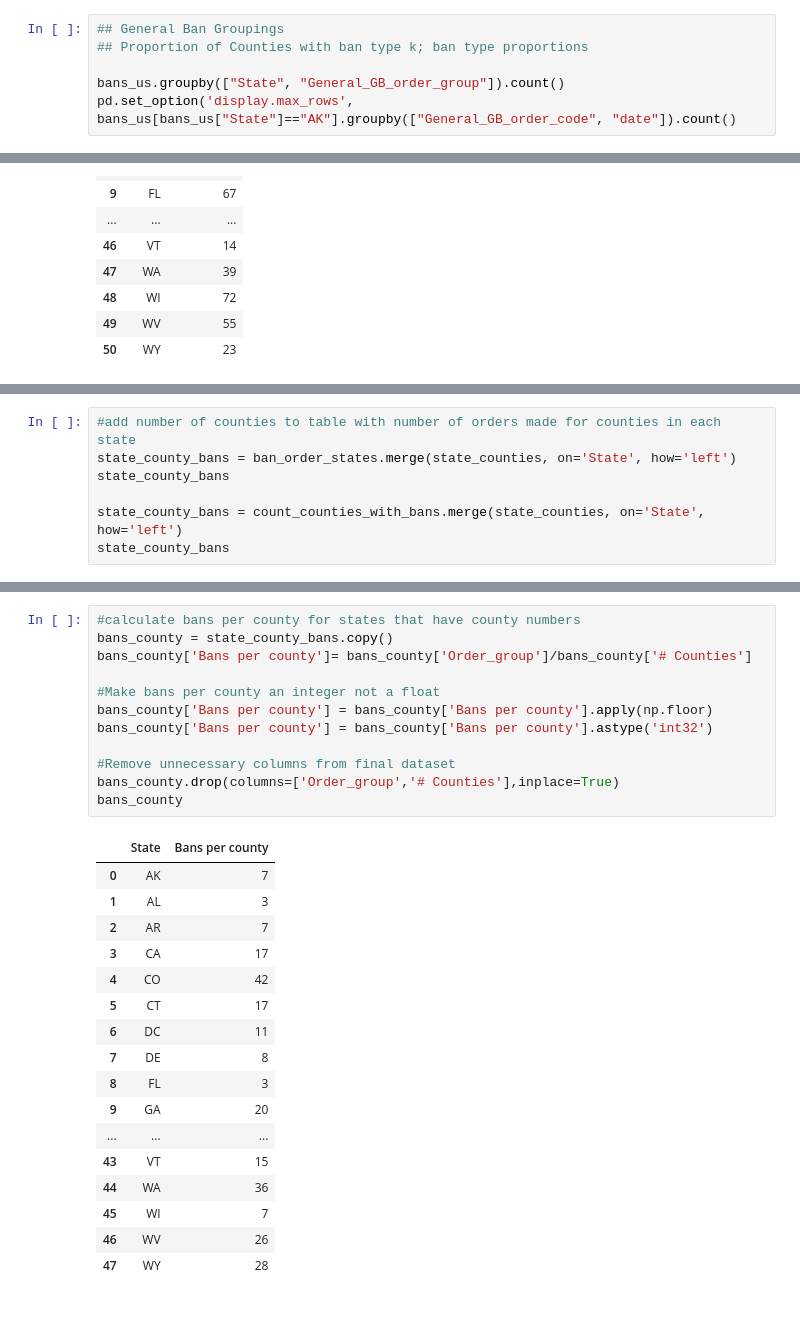
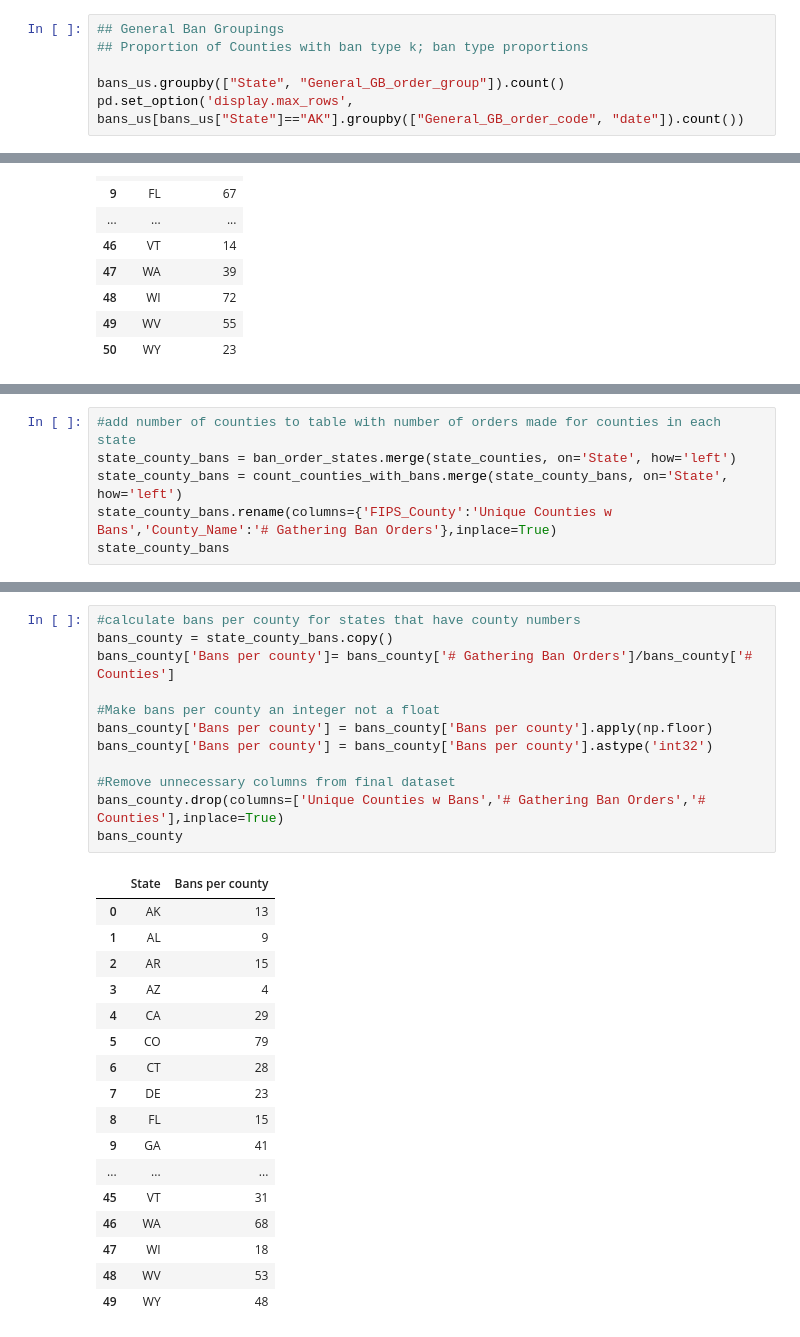
Before and after one commit to DS4A-Team79/COVID-Project, a Jupyter notebook: nmatos/GatherBansExploration.ipynb, the cells around one changed output, grey strips where cells are left out. Saved outputs shown, nothing was run; the diff lists cells and outputs as text.

```diff
--- a/nmatos/GatherBansExploration.ipynb
+++ b/nmatos/GatherBansExploration.ipynb
@@ -72,5 +86,5 @@ bans_us['State'].unique()
 
 bans_us.groupby(["State", "General_GB_order_group"]).count()
 pd.set_option('display.max_rows',
-bans_us[bans_us["State"]=="AK"].groupby(["General_GB_order_code", "date"]).count()
+bans_us[bans_us["State"]=="AK"].groupby(["General_GB_order_code", "date"]).count())
 # %% [output]
@@ -405,8 +448,7 @@ state_counties
 # %%
 #add number of counties to table with number of orders made for counties in each state
 state_county_bans = ban_order_states.merge(state_counties, on='State', how='left')
+state_county_bans = count_counties_with_bans.merge(state_county_bans, on='State', how='left')
+state_county_bans.rename(columns={'FIPS_County':'Unique Counties w Bans','County_Name':'# Gathering Ban Orders'},inplace=True)
 state_county_bans
-
-state_county_bans = count_counties_with_bans.merge(state_counties, on='State', how='left')
-state_county_bans
 # %% [output]
@@ -441,33 +493,33 @@ KeyError: 'Order_group'
 # %%
 #calculate bans per county for states that have county numbers
 bans_county = state_county_bans.copy()
-bans_county['Bans per county']= bans_county['Order_group']/bans_county['# Counties']
+bans_county['Bans per county']= bans_county['# Gathering Ban Orders']/bans_county['# Counties']
 
 #Make bans per county an integer not a float
 bans_county['Bans per county'] = bans_county['Bans per county'].apply(np.floor)
 bans_county['Bans per county'] = bans_county['Bans per county'].astype('int32')
 
 #Remove unnecessary columns from final dataset
-bans_county.drop(columns=['Order_group','# Counties'],inplace=True)
+bans_county.drop(columns=['Unique Counties w Bans','# Gathering Ban Orders','# Counties'],inplace=True)
 bans_county
 # %% [output]
 |  | State | Bans per county |
-| 0 | AK | 7 |
-| 1 | AL | 3 |
-| 2 | AR | 7 |
-| 3 | CA | 17 |
-| 4 | CO | 42 |
-| 5 | CT | 17 |
-| 6 | DC | 11 |
-| 7 | DE | 8 |
-| 8 | FL | 3 |
-| 9 | GA | 20 |
+| 0 | AK | 13 |
+| 1 | AL | 9 |
+| 2 | AR | 15 |
+| 3 | AZ | 4 |
+| 4 | CA | 29 |
+| 5 | CO | 79 |
+| 6 | CT | 28 |
+| 7 | DE | 23 |
+| 8 | FL | 15 |
+| 9 | GA | 41 |
 | ... | ... | ... |
-| 43 | VT | 15 |
-| 44 | WA | 36 |
-| 45 | WI | 7 |
-| 46 | WV | 26 |
-| 47 | WY | 28 |
+| 45 | VT | 31 |
+| 46 | WA | 68 |
+| 47 | WI | 18 |
+| 48 | WV | 53 |
+| 49 | WY | 48 |
 # %%
 #Create final bans per county dataset with all states and DC
 #Reset the index for accurate counting
```
Also changed, not shown: parts of 21 cells of this notebook.
